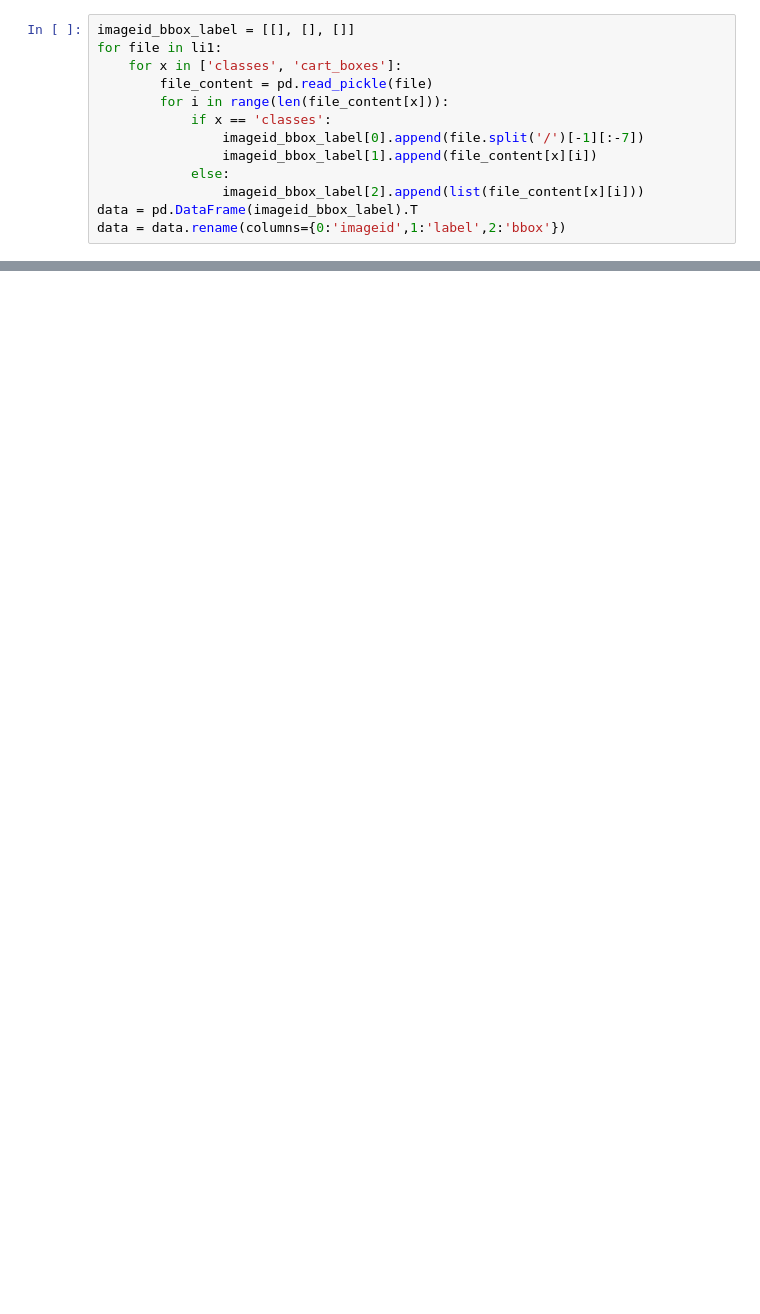
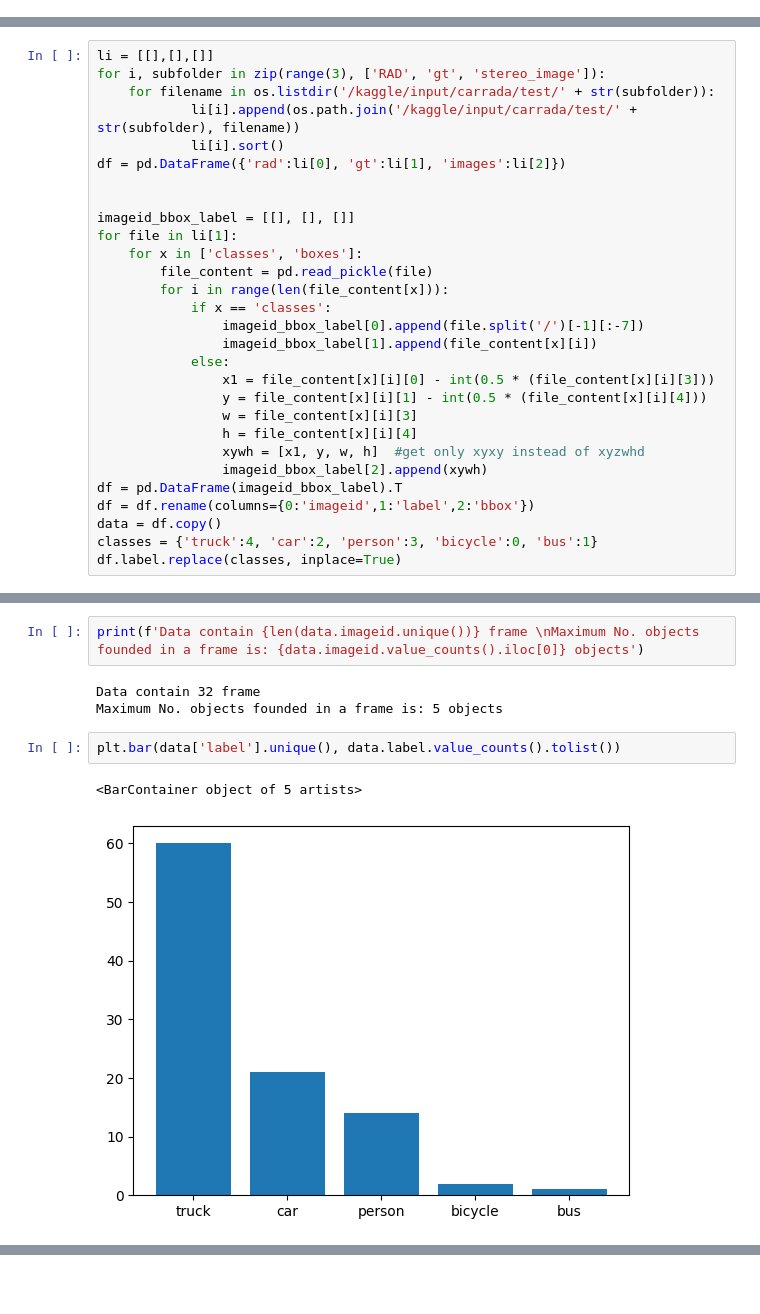
Before and after one commit to AhmedAchraf2001/Automotive-radar-object-detection, a Jupyter notebook: Source/automotive-radar-object-detection.ipynb, the cells around one changed output, grey strips where cells are left out. Cells and saved outputs as stored; diff of their text form; blank space fills up the shorter version.

```diff
--- a/Source/automotive-radar-object-detection.ipynb
+++ b/Source/automotive-radar-object-detection.ipynb
@@ -23,13 +0,0 @@ data = pd.DataFrame({'rad':li, 'gt':li1, 'images':li2})
-# %%
-imageid_bbox_label = [[], [], []]
-for file in li1:
-    for x in ['classes', 'cart_boxes']:
-        file_content = pd.read_pickle(file)
-        for i in range(len(file_content[x])):
-            if x == 'classes':
-                imageid_bbox_label[0].append(file.split('/')[-1][:-7])
-                imageid_bbox_label[1].append(file_content[x][i])
-            else:
-                imageid_bbox_label[2].append(list(file_content[x][i]))
-data = pd.DataFrame(imageid_bbox_label).T
-data = data.rename(columns={0:'imageid',1:'label',2:'bbox'})
@@ -35,0 +5,29 @@ data = data.rename(columns={0:'imageid',1:'label',2:'bbox'})
+# %%
+li = [[],[],[]]
+for i, subfolder in zip(range(3), ['RAD', 'gt', 'stereo_image']):
+    for filename in os.listdir('/kaggle/input/carrada/test/' + str(subfolder)):
+            li[i].append(os.path.join('/kaggle/input/carrada/test/' + str(subfolder), filename))
+            li[i].sort()
+df = pd.DataFrame({'rad':li[0], 'gt':li[1], 'images':li[2]})
+
+
+imageid_bbox_label = [[], [], []]
+for file in li[1]:
+    for x in ['classes', 'boxes']:
+        file_content = pd.read_pickle(file)
+        for i in range(len(file_content[x])):
+            if x == 'classes':
+                imageid_bbox_label[0].append(file.split('/')[-1][:-7])
+                imageid_bbox_label[1].append(file_content[x][i])
+            else:
+                x1 = file_content[x][i][0] - int(0.5 * (file_content[x][i][3]))
+                y = file_content[x][i][1] - int(0.5 * (file_content[x][i][4]))
+                w = file_content[x][i][3]
+                h = file_content[x][i][4]
+                xywh = [x1, y, w, h]  #get only xyxy instead of xyzwhd
+                imageid_bbox_label[2].append(xywh)
+df = pd.DataFrame(imageid_bbox_label).T
+df = df.rename(columns={0:'imageid',1:'label',2:'bbox'})
+data = df.copy()
+classes = {'truck':4, 'car':2, 'person':3, 'bicycle':0, 'bus':1}
+df.label.replace(classes, inplace=True)
@@ -36,2 +49,12 @@ data = data.rename(columns={0:'imageid',1:'label',2:'bbox'})
+# %%
+print(f'Data contain {len(data.imageid.unique())} frame \nMaximum No. objects founded in a frame is: {data.imageid.value_counts().iloc[0]} objects')
+# %% [output]
+Data contain 32 frame
+Maximum No. objects founded in a frame is: 5 objects
+# %%
+plt.bar(data['label'].unique(), data.label.value_counts().tolist())
+# %% [output]
+<BarContainer object of 5 artists>
+[figure, added]
 # %%
 def prepare_bbox(ip):
```
Also changed, not shown: parts of 126 cells of this notebook.
